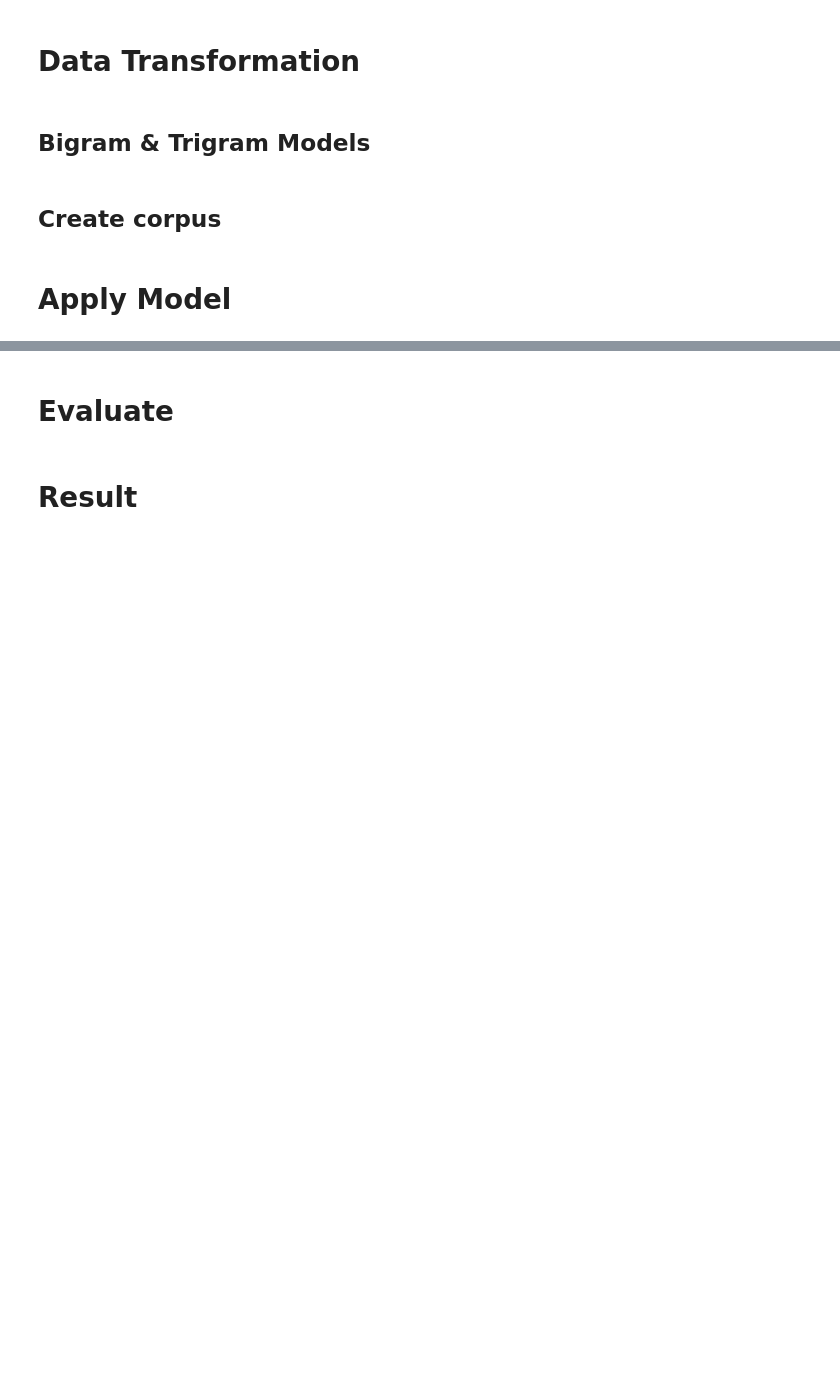
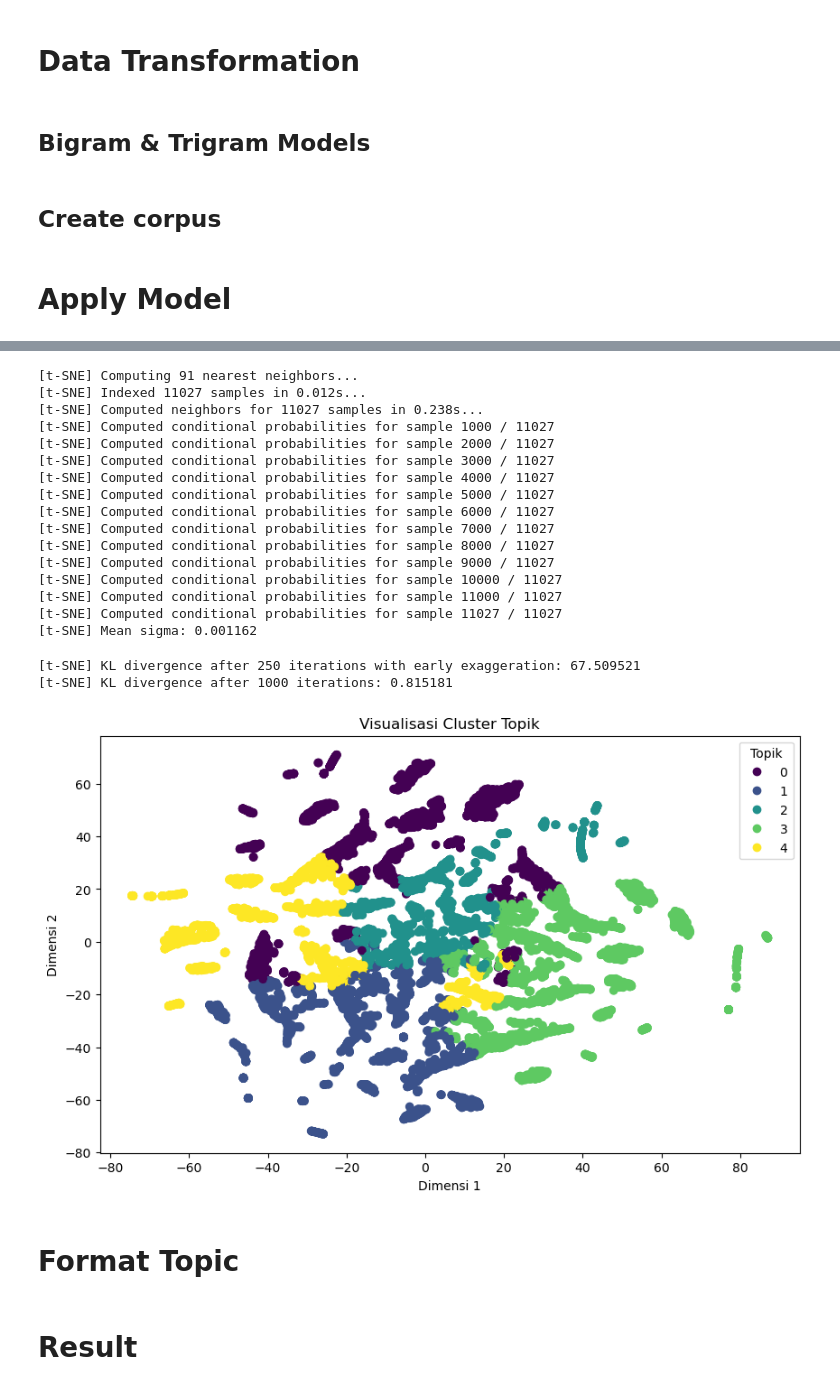
Before and after one commit to dzzlr/topic-modelling-tourism, a Jupyter notebook: notebook/topic-modelling-lda.ipynb, the cells around one changed output, grey strips where cells are left out. Saved outputs shown, nothing was run; the diff lists cells and outputs as text; code cells hidden in the pictures; blank space fills up the shorter version.

Commit message:
Add and edit notebook

```diff
--- a/notebook/topic-modelling-lda.ipynb
+++ b/notebook/topic-modelling-lda.ipynb
@@ -582,43 +475,63 @@ probabilitas_topik
 # %%
 # Get topic weights and dominant topics ------------
 from sklearn.manifold import TSNE
-# from bokeh.plotting import figure, output_file, show
-# from bokeh.models import Label
-# from bokeh.io import output_notebook
+from bokeh.plotting import figure, output_file, show
+from bokeh.models import Label
+from bokeh.io import output_notebook
 
 # Mengambil matriks probabilitas topik untuk setiap dokumen
-topic_weights = np.zeros((len(corpus), num_topics))
-for i, vektor_topik_dokumen in enumerate(lda_model[corpus]):
+topic_weights = np.zeros((len(corpus), 5))
+for i, vektor_topik_dokumen in enumerate(model_temp[corpus]):
     for topik, probabilitas in vektor_topik_dokumen:
         topic_weights[i, topik] = probabilitas
 
 # Array of topic weights
 arr = pd.DataFrame(topic_weights).fillna(0).values
 
 # Keep the well separated points (optional)
-arr = arr[np.amax(arr, axis=1) > 0.35]
+arr = arr[np.amax(arr, axis=1) > 0.25]
 
 # Dominant topic number in each doc
 topic_num = np.argmax(arr, axis=1)
 
 # tSNE Dimension Reduction
 tsne_model = TSNE(n_components=2, verbose=1, random_state=42, angle=.99, init='pca')
 tsne_lda = tsne_model.fit_transform(arr)
 
 # Plot the Topic Clusters using Bokeh
 plt.figure(figsize=(10, 6))
 scatter = plt.scatter(tsne_lda[:, 0], tsne_lda[:, 1], c=topic_num)
 plt.legend(*scatter.legend_elements(), title='Topik')
 plt.xlabel('Dimensi 1')
 plt.ylabel('Dimensi 2')
 plt.title('Visualisasi Cluster Topik')
 plt.show()
 
-# n_topics = 4
+# n_topics = 5
 # mycolors = np.array([color for name, color in mcolors.TABLEAU_COLORS.items()])
 # plot = figure(title="t-SNE Clustering of {} LDA Topics".format(n_topics),
 #               plot_width=900, plot_height=700)
 # plot.scatter(x=tsne_lda[:,0], y=tsne_lda[:,1], color=mycolors[topic_num])
+# %% [output]
+[t-SNE] Computing 91 nearest neighbors...
+[t-SNE] Indexed 11027 samples in 0.012s...
+[t-SNE] Computed neighbors for 11027 samples in 0.238s...
+[t-SNE] Computed conditional probabilities for sample 1000 / 11027
+[t-SNE] Computed conditional probabilities for sample 2000 / 11027
+[t-SNE] Computed conditional probabilities for sample 3000 / 11027
+[t-SNE] Computed conditional probabilities for sample 4000 / 11027
+[t-SNE] Computed conditional probabilities for sample 5000 / 11027
+[t-SNE] Computed conditional probabilities for sample 6000 / 11027
+[t-SNE] Computed conditional probabilities for sample 7000 / 11027
+[t-SNE] Computed conditional probabilities for sample 8000 / 11027
+[t-SNE] Computed conditional probabilities for sample 9000 / 11027
+[t-SNE] Computed conditional probabilities for sample 10000 / 11027
+[t-SNE] Computed conditional probabilities for sample 11000 / 11027
+[t-SNE] Computed conditional probabilities for sample 11027 / 11027
+[t-SNE] Mean sigma: 0.001162
+[t-SNE] KL divergence after 250 iterations with early exaggeration: 67.509521
+[t-SNE] KL divergence after 1000 iterations: 0.815181
+[figure, added]
 # %%
 x = lda_model.show_topics(num_topics=10, formatted=False)
 topics_words = [(tp[0], [wd[0] for wd in tp[1]]) for tp in x]
@@ -631,7 +544,7 @@ for topic, words in topics_words:
 # for topic,words in topics_words:
 #     print(" ".join(words))
 # %% [markdown]
-# Evaluate
+# Format Topic
 # %%
 def format_topics_sentences(ldamodel, corpus, texts):
     # Init output
```
Also changed, not shown: parts of 44 cells of this notebook, 1 other file.
